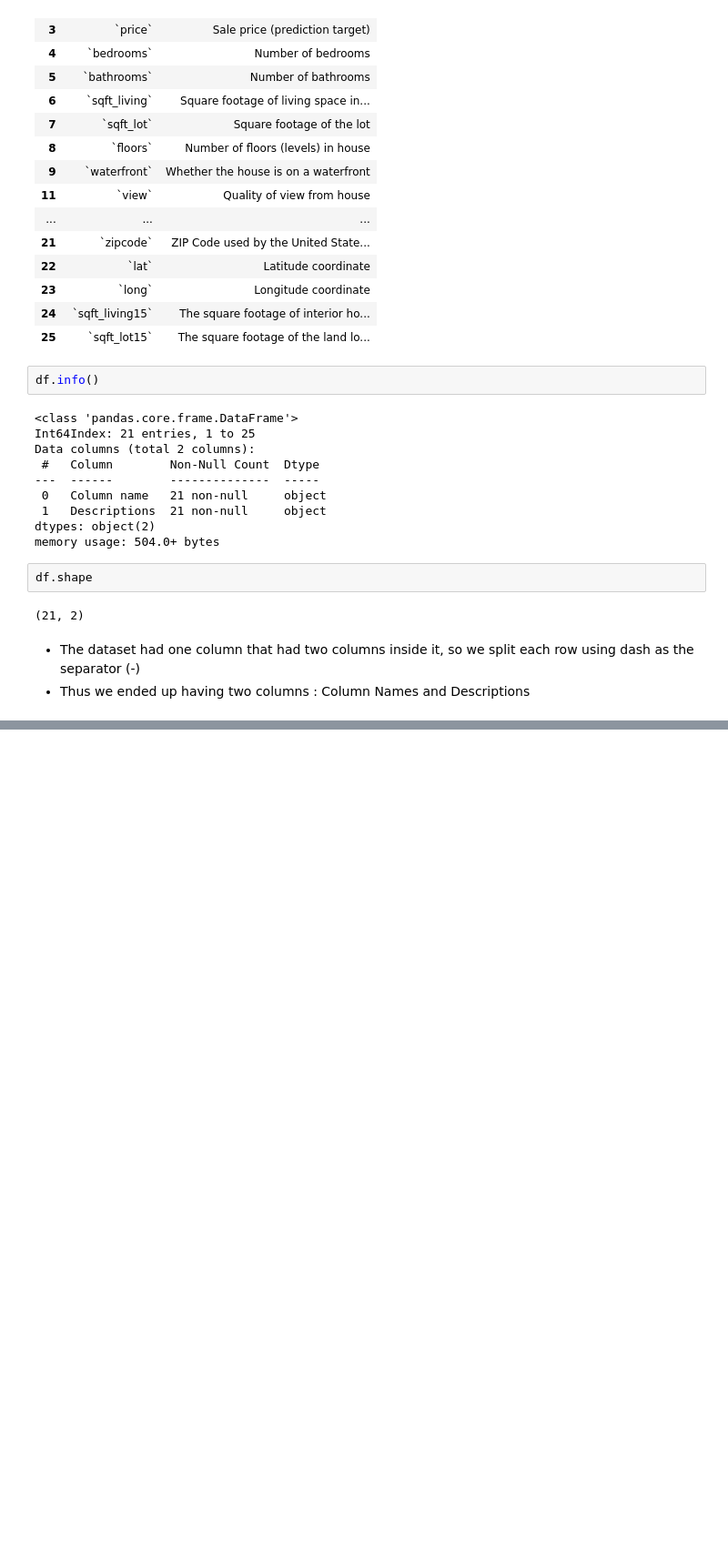
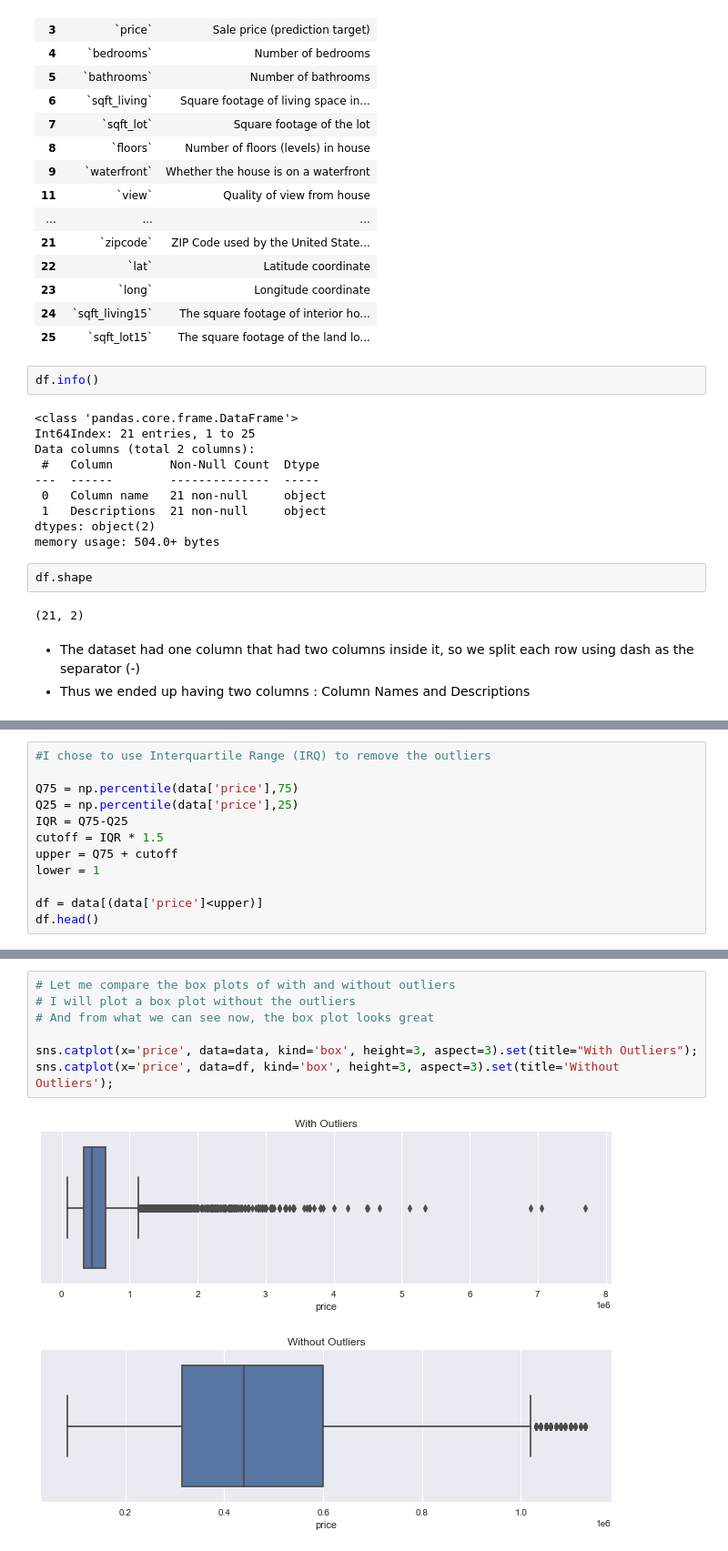
Before and after one commit to whareverr/dsc-phase-2-project-v2-3, a Jupyter notebook: student.ipynb, the cells around one changed output, grey strips where cells are left out. Shown at 91% size. Cells and saved outputs as stored; diff of their text form; blank space fills up the shorter version.

```diff
--- a/student.ipynb
+++ b/student.ipynb
@@ -250,0 +271,12 @@ df.shape
+# %%
+#I chose to use Interquartile Range (IRQ) to remove the outliers
+
+Q75 = np.percentile(data['price'],75)
+Q25 = np.percentile(data['price'],25)
+IQR = Q75-Q25
+cutoff = IQR * 1.5
+upper = Q75 + cutoff
+lower = 1
+
+df = data[(data['price']<upper)]
+df.head()
@@ -250,0 +291,10 @@ df.shape
+# %%
+# Let me compare the box plots of with and without outliers
+# I will plot a box plot without the outliers
+# And from what we can see now, the box plot looks great
+
+sns.catplot(x='price', data=data, kind='box', height=3, aspect=3).set(title="With Outliers");
+sns.catplot(x='price', data=df, kind='box', height=3, aspect=3).set(title='Without Outliers');
+# %% [output]
+[figure, added]
+[figure, added]
```
Also changed, not shown: parts of 13 cells of this notebook.
